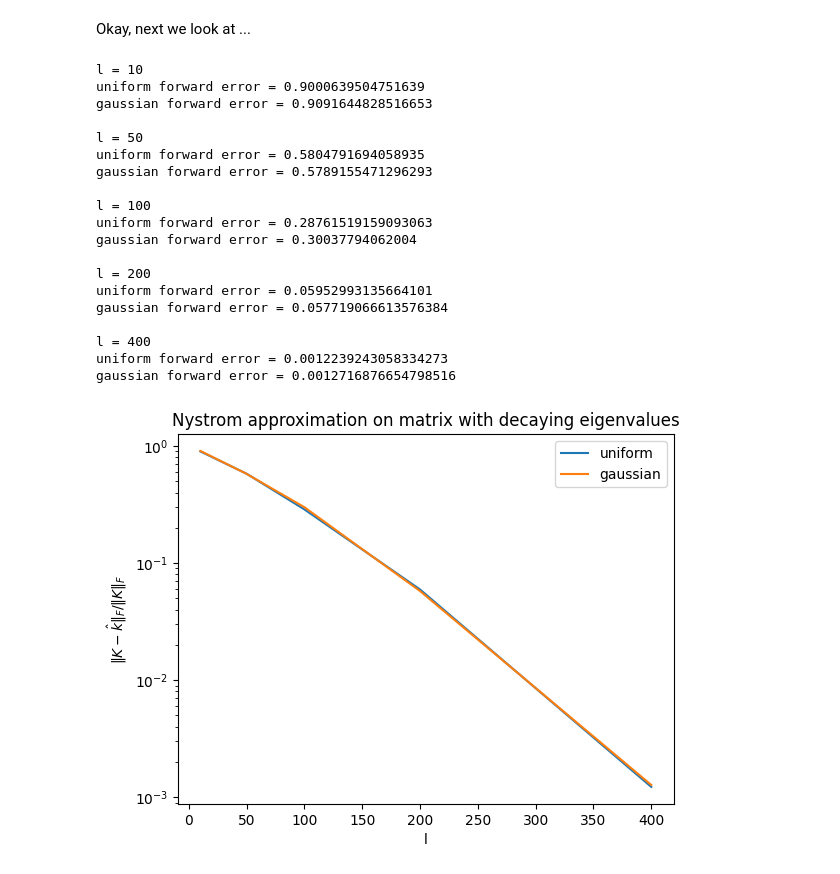
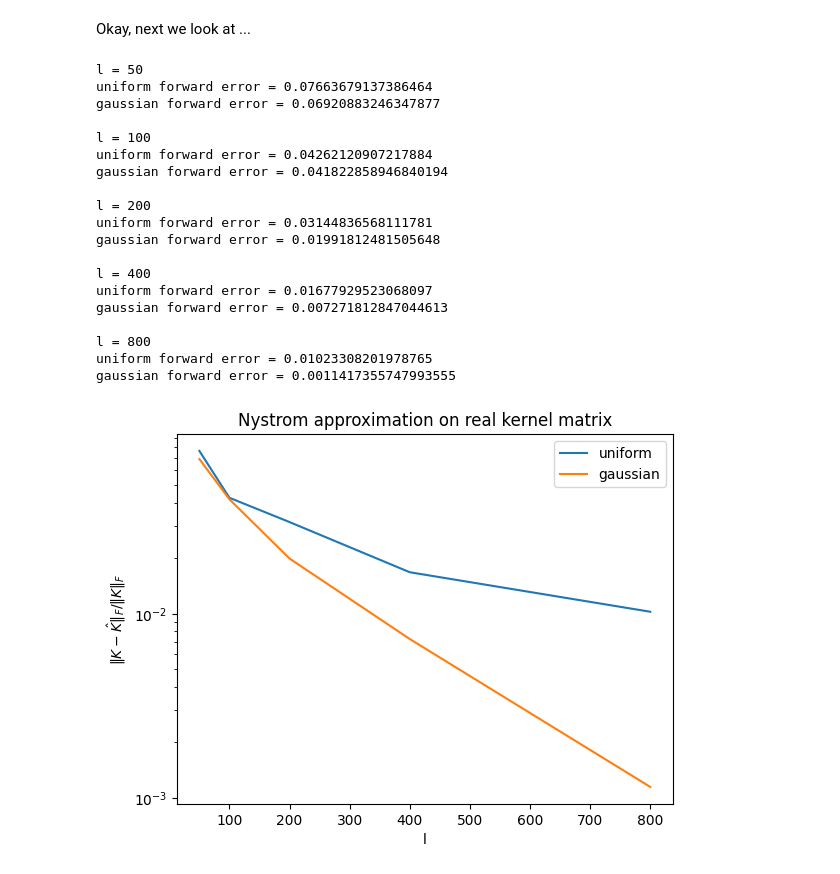
Before and after one commit to YTFORGE898/repo, a Jupyter notebook: Experiments/uniform_nystrom_chapter3.ipynb, the cells around one changed output. Saved outputs shown, nothing was run; the diff lists cells and outputs as text; code cells hidden in the pictures.

```diff
--- a/Experiments/uniform_nystrom_chapter3.ipynb
+++ b/Experiments/uniform_nystrom_chapter3.ipynb
@@ -203,65 +215,59 @@ gaussian runtime = 0.286015999969095
 # %% [markdown]
 Okay, next we look at ...
 # %%
-rng = np.random.default_rng(1)
-n = 1000
-Q, R = np.linalg.qr(rng.standard_normal((n,n)))
-eigs = np.logspace(0,-10,n)
-A = Q @ np.diag(eigs) @ Q.T
+# Uniform column sampling vs randomized Nystrom on real data
 
-l_values = [10,50,100,200,400]
+l_values = [50, 100, 200, 400, 800]
 l_plot = []
 uni_plot = []
 gauss_plot = []
 
 for l in l_values:
 
-    sample_ind = rng.choice(n,size=l,replace=False)
-    C = A[:,sample_ind]
-    W = A[sample_ind, :]
-    W = W[:, sample_ind]
-    A_uni = C @ np.linalg.pinv(W) @ C.T
-    U, lam_gauss, A_gauss = random_nystrom(A,l,l,rng)
+    sample_ind = rng.choice(n, size=l, replace=False)
+    K_uni = nystrom_CWCT(K, sample_ind)
 
-    uni_err = np.linalg.norm(A-A_uni,ord="fro")/np.linalg.norm(A,ord="fro")
-    gauss_err = np.linalg.norm(A-A_gauss,ord="fro")/np.linalg.norm(A,ord="fro")
+    U, lam_gauss, K_gauss = random_nystrom(K, l, l, rng)
+
+    uni_err = np.linalg.norm(K - K_uni, ord="fro") / np.linalg.norm(K, ord="fro")
+    gauss_err = np.linalg.norm(K - K_gauss, ord="fro") / np.linalg.norm(K, ord="fro")
 
     print("")
-    print("l =",l)
-    print("uniform forward error =",uni_err)
-    print("gaussian forward error =",gauss_err)
+    print("l =", l)
+    print("uniform forward error =", uni_err)
+    print("gaussian forward error =", gauss_err)
 
     l_plot.append(l)
     uni_plot.append(uni_err)
     gauss_plot.append(gauss_err)
 
 plt.figure()
-plt.semilogy(l_plot,uni_plot,label="uniform")
-plt.semilogy(l_plot,gauss_plot,label="gaussian")
+plt.semilogy(l_plot, uni_plot, label="uniform")
+plt.semilogy(l_plot, gauss_plot, label="gaussian")
 plt.xlabel("l")
-plt.ylabel("$\|K-\hat{k}\|_F/\|K\|_F$")
-plt.title("Nystrom approximation on matrix with decaying eigenvalues")
+plt.ylabel("$\|K-\hat K\|_F/\|K\|_F$")
+plt.title("Nystrom approximation on real kernel matrix")
 plt.legend()
 plt.show()
 # %% [output]
-l = 10
-uniform forward error = 0.9000639504751639
-gaussian forward error = 0.9091644828516653
-
 l = 50
-uniform forward error = 0.5804791694058935
-gaussian forward error = 0.5789155471296293
+uniform forward error = 0.07663679137386464
+gaussian forward error = 0.06920883246347877
 
 l = 100
-uniform forward error = 0.28761519159093063
-gaussian forward error = 0.30037794062004
+uniform forward error = 0.04262120907217884
+gaussian forward error = 0.041822858946840194
 
 l = 200
-uniform forward error = 0.05952993135664101
-gaussian forward error = 0.057719066613576384
+uniform forward error = 0.03144836568111781
+gaussian forward error = 0.01991812481505648
 
 l = 400
-uniform forward error = 0.0012239243058334273
-gaussian forward error = 0.0012716876654798516
+uniform forward error = 0.01677929523068097
+gaussian forward error = 0.007271812847044613
+
+l = 800
+uniform forward error = 0.01023308201978765
+gaussian forward error = 0.0011417355747993555
-[figure, old version]
+[figure, new version]
 # %%
```
Also changed, not shown: parts of 4 cells of this notebook, 6 other files.
